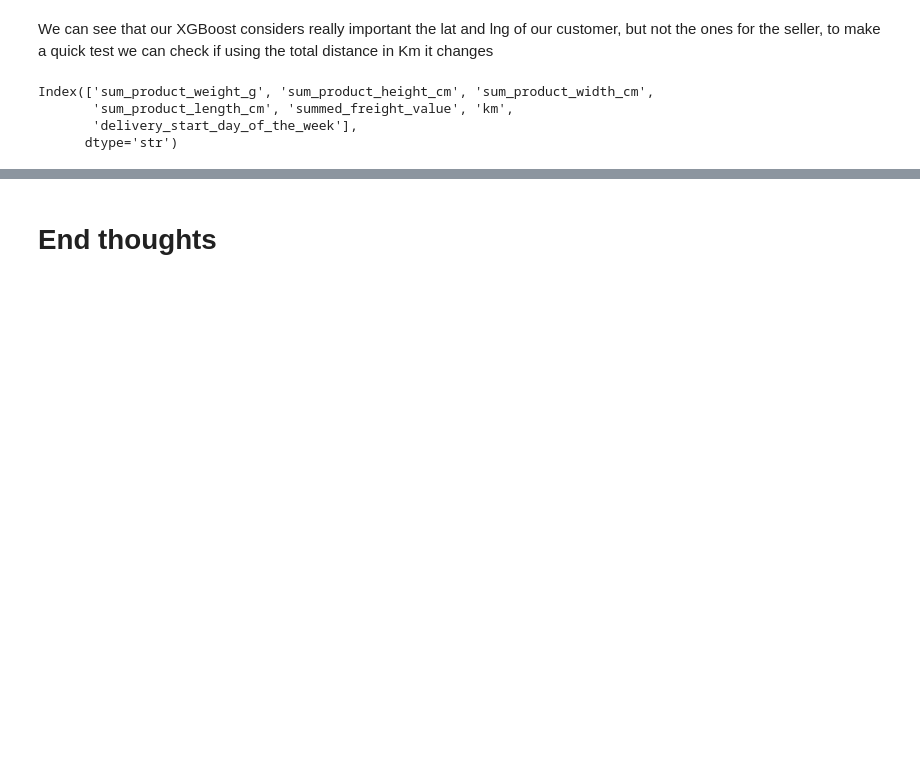
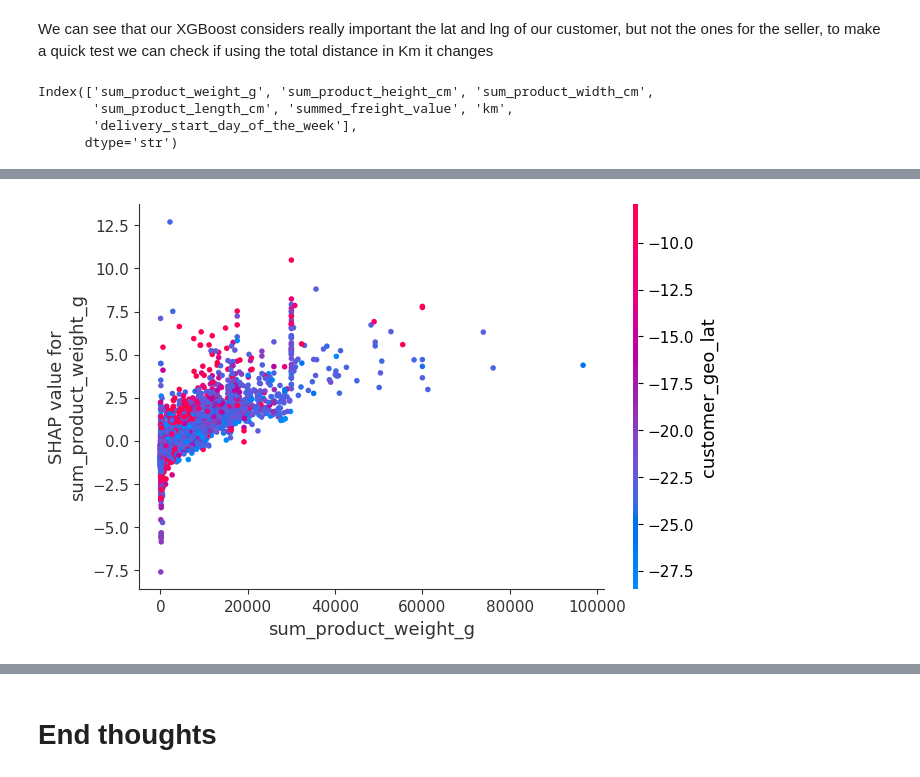
Before and after one commit to SaruboDev/Portfolio-Projects, a Jupyter notebook: Full-EDA/OlistAnalysis/delivery_date_estimation.ipynb, the cells around one changed output, grey strips where cells are left out. Cells and saved outputs as stored; diff of their text form; code cells hidden in the pictures; blank space fills up the shorter version.

```diff
--- a/Full-EDA/OlistAnalysis/delivery_date_estimation.ipynb
+++ b/Full-EDA/OlistAnalysis/delivery_date_estimation.ipynb
@@ -273,0 +297,9 @@ plt.show()
+# %%
+shap.dependence_plot(
+    "sum_product_weight_g",
+    exp_value.values,
+    x_test,
+    show = True
+)
+# %% [output]
+[figure, added]
```
Also changed, not shown: parts of 17 cells of this notebook.
